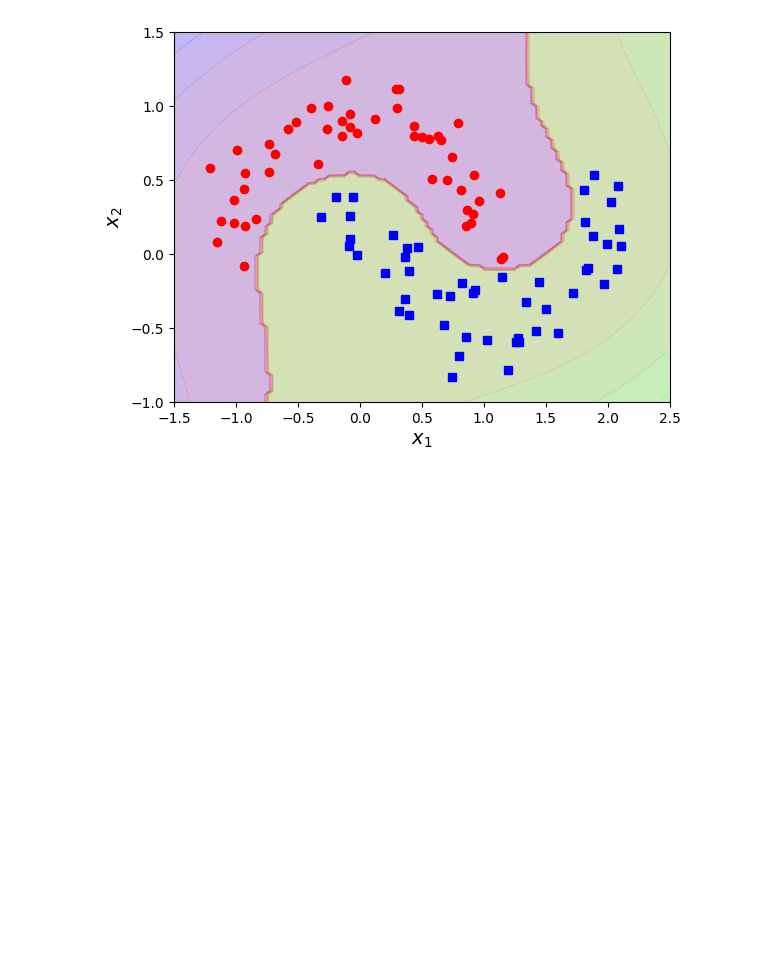
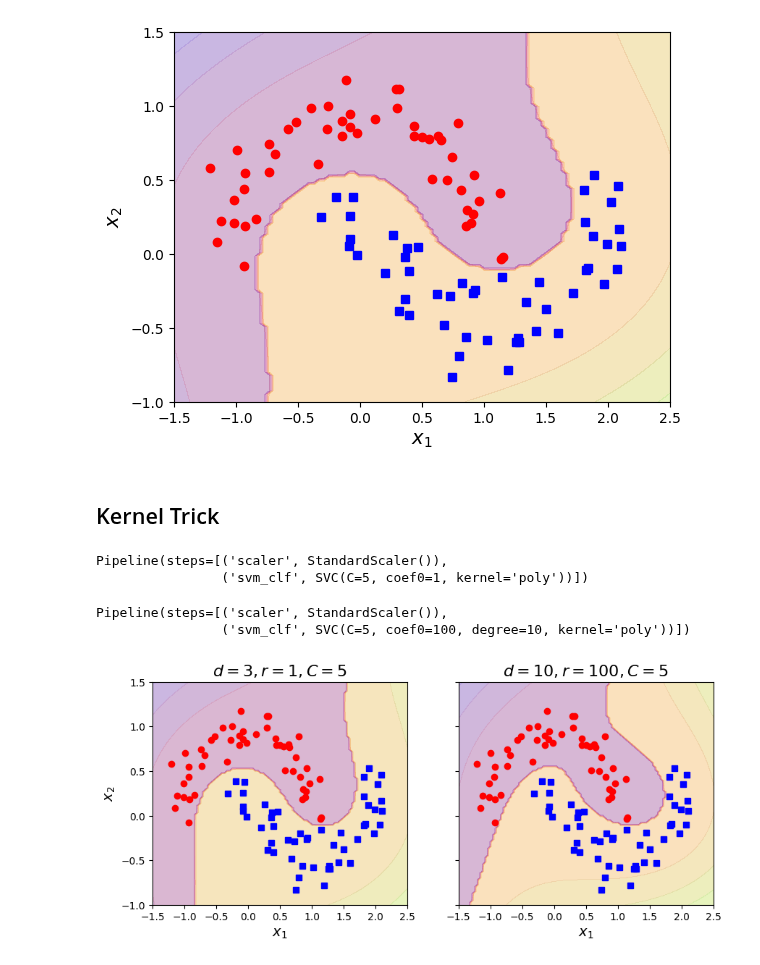
Before and after one commit to tanjatom/MachineLearning, a Jupyter notebook: Classification/toy_dataset_moons_classification.ipynb, the cells around one changed output. Drawn from its saved outputs; the diff is of its cells as text; code cells hidden in the pictures; blank space fills up the shorter version.

Commit message:
Add polynomial kernel

```diff
--- a/Classification/toy_dataset_moons_classification.ipynb
+++ b/Classification/toy_dataset_moons_classification.ipynb
@@ -51,14 +54,50 @@ def plot_predictions(clf, axes):
     X = np.c_[x0.ravel(), x1.ravel()]
     y_pred = clf.predict(X).reshape(x0.shape)
     y_decision = clf.decision_function(X).reshape(x0.shape)
-    plt.contourf(x0, x1, y_pred, cmap=plt.cm.brg, alpha=0.2)
+    plt.contourf(x0, x1, y_pred, cmap=plt.cm.plasma, alpha=0.2)
     plt.contourf(x0, x1, y_decision, cmap=plt.cm.brg, alpha=0.1)
 
 plot_predictions(polynomial_svm_clf, [-1.5, 2.5, -1, 1.5])
-plt.plot(X[:, 0][y==0], X[:, 1][y==0], "ro")
-plt.plot(X[:, 0][y==1], X[:, 1][y==1], "bs")
-plt.xlabel(r"$x_1$", fontsize=14)
-plt.ylabel(r"$x_2$", fontsize=14)
+plot_dataset(X, y)
 plt.show()
 # %% [output]
 [figure]
+# %% [markdown]
+## Kernel Trick
+# %%
+# Create pipeline using StandardScaler and SVC with 3rd degree polynomial kernel and hyperparameter coef0 = 1
+poly_kernel_clf = Pipeline([
+    ("scaler", StandardScaler()),
+    ("svm_clf", SVC(kernel="poly", degree=3, coef0=1, C=5))
+])
+poly_kernel_clf.fit(X, y)
+# %% [output]
+Pipeline(steps=[('scaler', StandardScaler()),
+                ('svm_clf', SVC(C=5, coef0=1, kernel='poly'))])
+# %%
+# Create pipeline using StandardScaler and SVC with 10th degree polynomial kernel and hyperparameter coef0 = 100
+poly100_kernel_clf = Pipeline([
+    ("scaler", StandardScaler()),
+    ("svm_clf", SVC(kernel="poly", degree=10, coef0=100, C=5))
+])
+poly100_kernel_clf.fit(X, y)
+# %% [output]
+Pipeline(steps=[('scaler', StandardScaler()),
+                ('svm_clf', SVC(C=5, coef0=100, degree=10, kernel='poly'))])
+# %%
+# Plot SVM classifiers with a polynomial kernel
+fig, axes = plt.subplots(ncols=2, figsize=(10, 4), sharey=True)
+
+plt.sca(axes[0])
+plot_dataset(X, y)
+plot_predictions(poly_kernel_clf, [-1.5, 2.5, -1, 1.5])
+plt.title(r"$d=3, r=1, C=5$", fontsize=16)
+
+plt.sca(axes[1])
+plot_dataset(X, y)
+plot_predictions(poly100_kernel_clf, [-1.5, 2.5, -1, 1.5])
+plt.title(r"$d=10, r=100, C=5$", fontsize=16)
+plt.ylabel("")
+plt.show()
+# %% [output]
+[figure, added]
```
Also changed, not shown: parts of 2 cells of this notebook.
